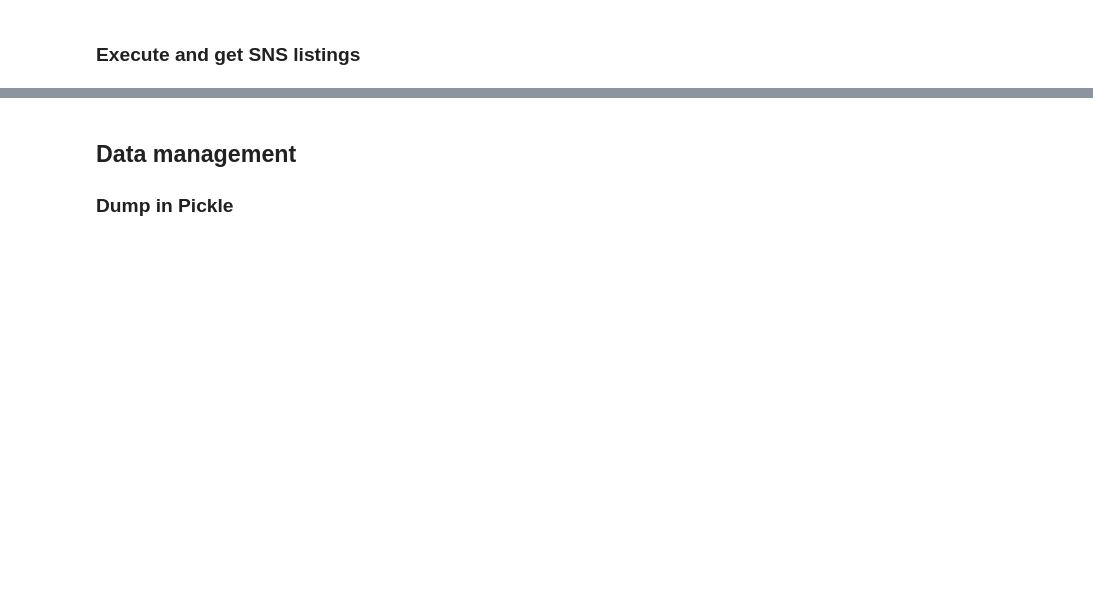
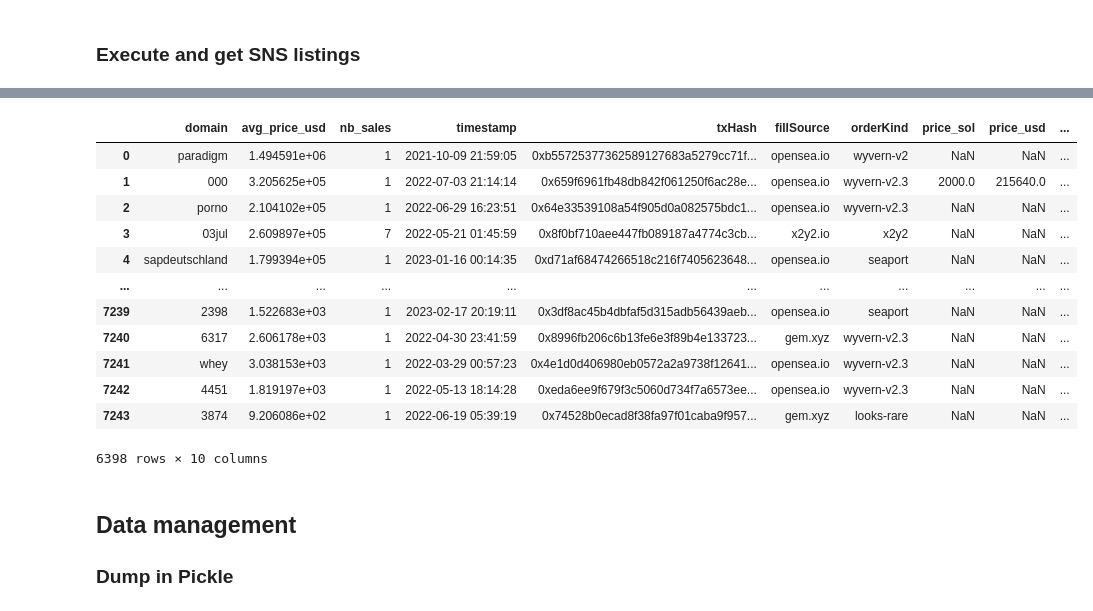
Before and after one commit to thismad/SolEthDomains, a Jupyter notebook: main.ipynb, the cells around one changed output, grey strips where cells are left out. Cells and saved outputs as stored; diff of their text form; code cells hidden in the pictures; blank space fills up the shorter version.

```diff
--- a/main.ipynb
+++ b/main.ipynb
@@ -483,11 +519,33 @@ df_sns_to_be_registered
 # %%
 # Merge sns registered and sales
-df_sales['is_registered']=df_sales.merge(df_sns_to_be_registered, how='left', on='domain')
+df_sales=df_sales.merge(df_sns_to_be_registered, how='left', on='domain')
+# df_sns_to_be_registered contains only the unlisted domains, so we fill NaN value with True as the other domains are listed therefore registered.
+df_sales['is_registered'].fillna(True, inplace=True)
 df_sales['is_registered']=df_sales.apply(lambda x: x['is_registered']==True, axis=1)
+
+# There is an error with our parsing of domain, it keeps .et in it, remove those rows
+df_sales = df_sales[~df_sales['domain'].str.endswith('.et')]
+
+# Convert timestamp to readable format
+df_sales['timestamp']=df_sales.apply(lambda x: datetime.fromtimestamp(x['timestamp']), axis=1)
 
 # We suppose that unregistered domains cost 20$ (which is not rly true for rare domains etc..)
 df_sales['price_usd']=df_sales.apply(lambda x:x['price_usd'] if x['is_registered'] else 20, axis=1)
 df_sales
+# %% [output]
+|  | domain | avg_price_usd | nb_sales | timestamp | txHash | fillSource | orderKind | price_sol | price_usd | ... |
+| 0 | paradigm | 1.494591e+06 | 1 | 2021-10-09 21:59:05 | 0xb55725377362589127683a5279cc71f... | opensea.io | wyvern-v2 | NaN | NaN | ... |
+| 1 | 000 | 3.205625e+05 | 1 | 2022-07-03 21:14:14 | 0x659f6961fb48db842f061250f6ac28e... | opensea.io | wyvern-v2.3 | 2000.0 | 215640.0 | ... |
+| 2 | porno | 2.104102e+05 | 1 | 2022-06-29 16:23:51 | 0x64e33539108a54f905d0a082575bdc1... | opensea.io | wyvern-v2.3 | NaN | NaN | ... |
+| 3 | 03jul | 2.609897e+05 | 7 | 2022-05-21 01:45:59 | 0x8f0bf710aee447fb089187a4774c3cb... | x2y2.io | x2y2 | NaN | NaN | ... |
+| 4 | sapdeutschland | 1.799394e+05 | 1 | 2023-01-16 00:14:35 | 0xd71af68474266518c216f7405623648... | opensea.io | seaport | NaN | NaN | ... |
+| ... | ... | ... | ... | ... | ... | ... | ... | ... | ... | ... |
+| 7239 | 2398 | 1.522683e+03 | 1 | 2023-02-17 20:19:11 | 0x3df8ac45b4dbfaf5d315adb56439aeb... | opensea.io | seaport | NaN | NaN | ... |
+| 7240 | 6317 | 2.606178e+03 | 1 | 2022-04-30 23:41:59 | 0x8996fb206c6b13fe6e3f89b4e133723... | gem.xyz | wyvern-v2.3 | NaN | NaN | ... |
+| 7241 | whey | 3.038153e+03 | 1 | 2022-03-29 00:57:23 | 0x4e1d0d406980eb0572a2a9738f12641... | opensea.io | wyvern-v2.3 | NaN | NaN | ... |
+| 7242 | 4451 | 1.819197e+03 | 1 | 2022-05-13 18:14:28 | 0xeda6ee9f679f3c5060d734f7a6573ee... | opensea.io | wyvern-v2.3 | NaN | NaN | ... |
+| 7243 | 3874 | 9.206086e+02 | 1 | 2022-06-19 05:39:19 | 0x74528b0ecad8f38fa97f01caba9f957... | gem.xyz | looks-rare | NaN | NaN | ... |
+6398 rows × 10 columns
 # %% [markdown]
 ## Data management
 ### Dump in Pickle
```
Also changed, not shown: parts of 43 cells of this notebook, 7 other files.
